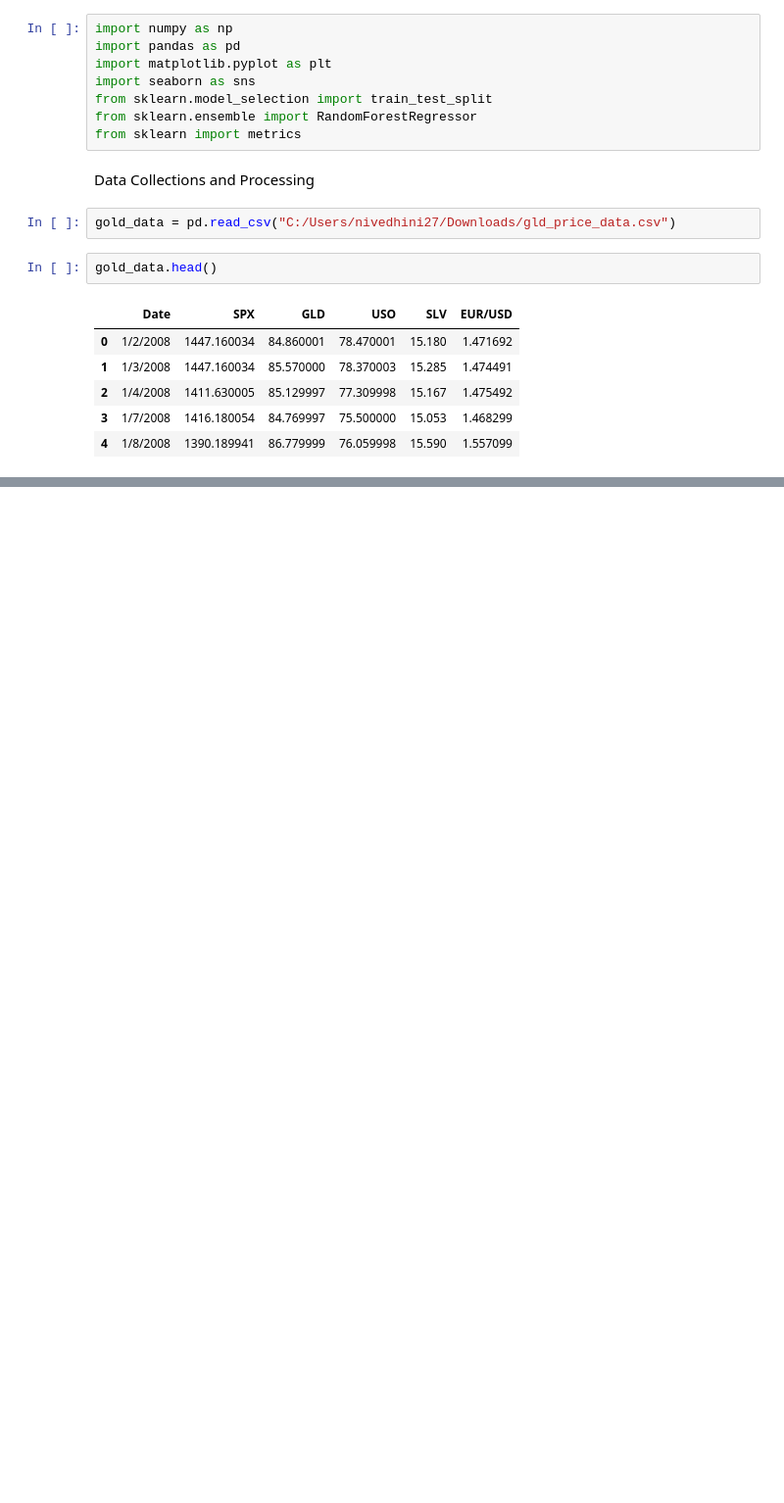
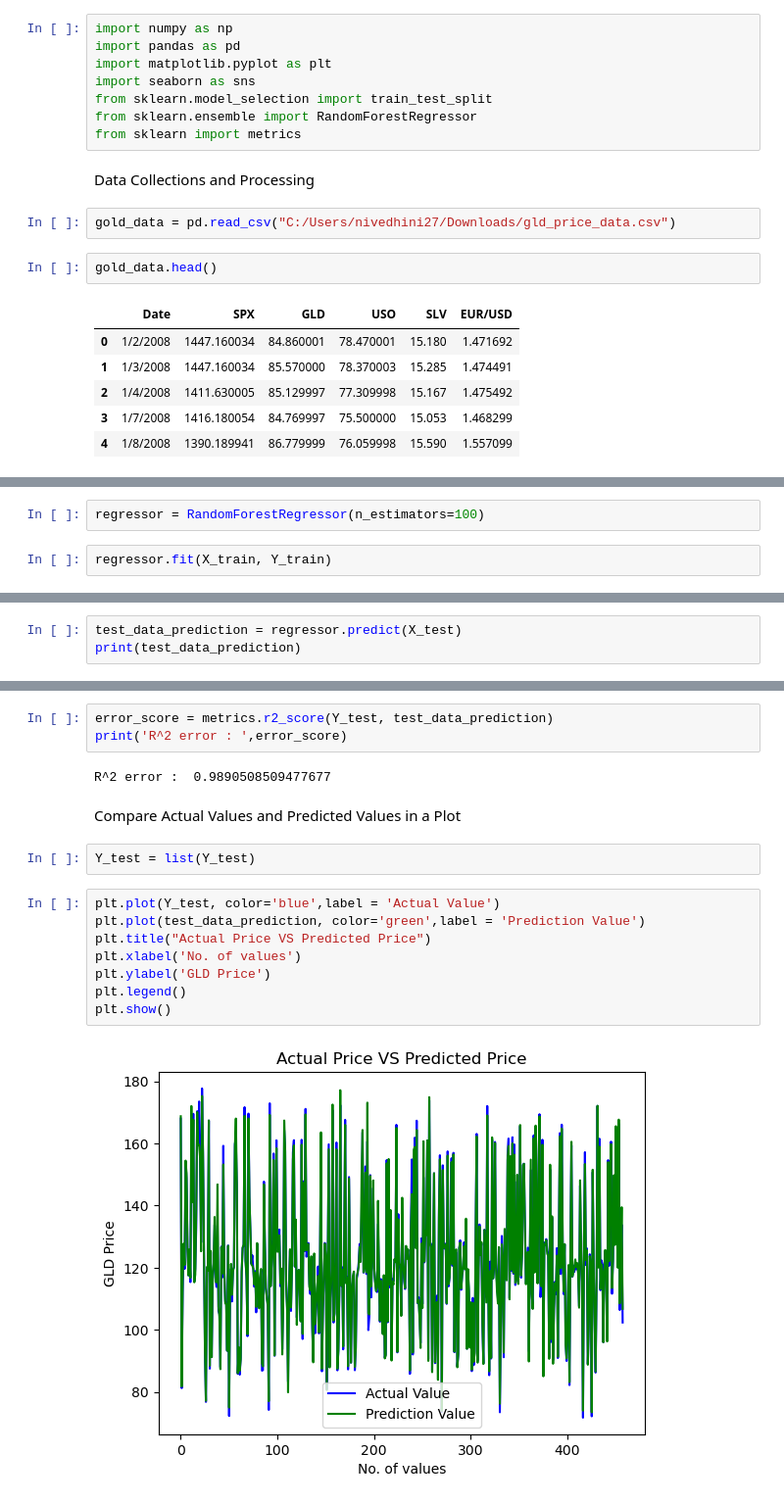
Before and after one commit to nithershiniB/ML-Projects, a Jupyter notebook: GoldPricePredictionProject.ipynb, the cells around one changed output, grey strips where cells are left out. Shown: that part at 98% size. Drawn from its saved outputs; the diff is of its cells as text; blank space fills up the shorter version.

```diff
--- a/GoldPricePredictionProject.ipynb
+++ b/GoldPricePredictionProject.ipynb
@@ -21,0 +137,4 @@ gold_data.head()
+# %%
+regressor = RandomForestRegressor(n_estimators=100)
+# %%
+regressor.fit(X_train, Y_train)
@@ -21,0 +145,3 @@ gold_data.head()
+# %%
+test_data_prediction = regressor.predict(X_test)
+print(test_data_prediction)
@@ -21,0 +166,19 @@ gold_data.head()
+# %%
+error_score = metrics.r2_score(Y_test, test_data_prediction)
+print('R^2 error : ',error_score)
+# %% [output]
+R^2 error :  0.9890508509477677
+# %% [markdown]
+Compare Actual Values and Predicted Values in a Plot
+# %%
+Y_test = list(Y_test)
+# %%
+plt.plot(Y_test, color='blue',label = 'Actual Value')
+plt.plot(test_data_prediction, color='green',label = 'Prediction Value')
+plt.title("Actual Price VS Predicted Price")
+plt.xlabel('No. of values')
+plt.ylabel('GLD Price')
+plt.legend()
+plt.show()
+# %% [output]
+[figure, added]
```
Also changed, not shown: parts of 18 cells of this notebook.
